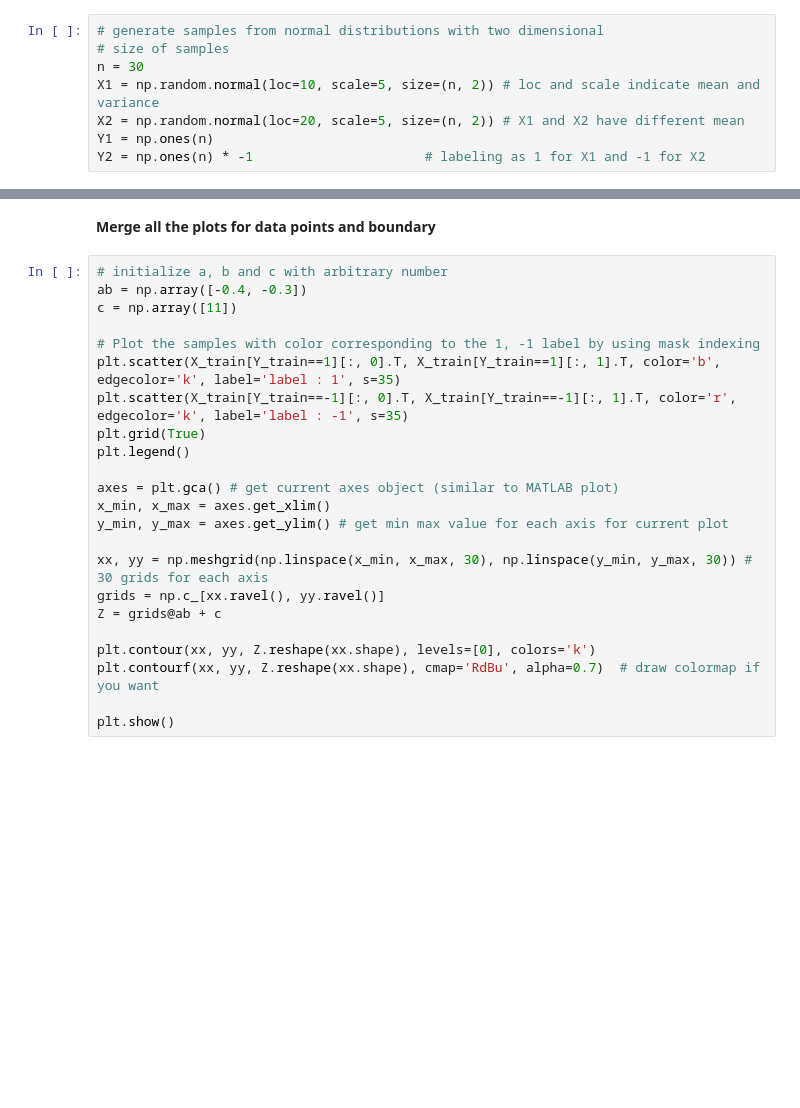
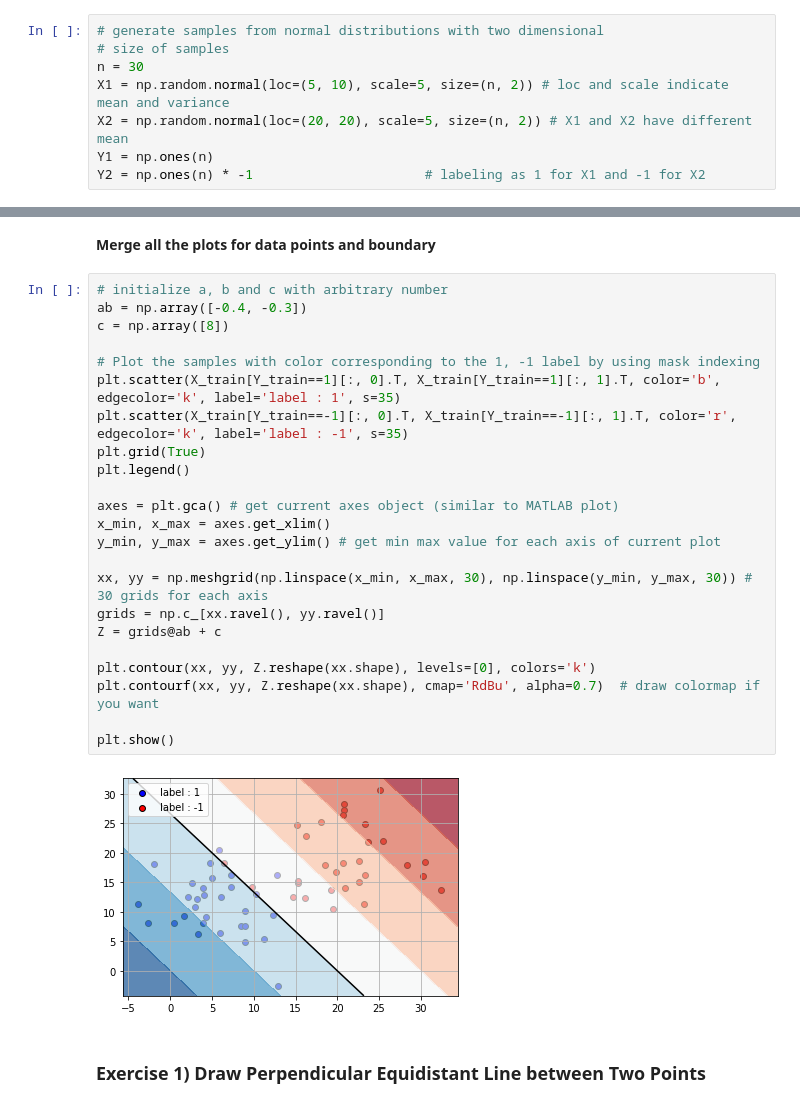
Before and after one commit to EdwinKim3069/EE488F-Practice-session, a Jupyter notebook: week2/Python_Exercise2.ipynb, the cells around one changed output, grey strips where cells are left out. Cells and saved outputs as stored; diff of their text form; blank space fills up the shorter version.

```diff
--- a/week2/Python_Exercise2.ipynb
+++ b/week2/Python_Exercise2.ipynb
@@ -9,8 +9,8 @@ import matplotlib.pyplot as plt
 # generate samples from normal distributions with two dimensional
 # size of samples
 n = 30
-X1 = np.random.normal(loc=10, scale=5, size=(n, 2)) # loc and scale indicate mean and variance
-X2 = np.random.normal(loc=20, scale=5, size=(n, 2)) # X1 and X2 have different mean
+X1 = np.random.normal(loc=(5, 10), scale=5, size=(n, 2)) # loc and scale indicate mean and variance
+X2 = np.random.normal(loc=(20, 20), scale=5, size=(n, 2)) # X1 and X2 have different mean
 Y1 = np.ones(n)
 Y2 = np.ones(n) * -1                      # labeling as 1 for X1 and -1 for X2
 # %%
@@ -77,23 +91,27 @@ plt.show()
 # %%
 # initialize a, b and c with arbitrary number
 ab = np.array([-0.4, -0.3])
-c = np.array([11])
+c = np.array([8])
 
 # Plot the samples with color corresponding to the 1, -1 label by using mask indexing
 plt.scatter(X_train[Y_train==1][:, 0].T, X_train[Y_train==1][:, 1].T, color='b', edgecolor='k', label='label : 1', s=35)
 plt.scatter(X_train[Y_train==-1][:, 0].T, X_train[Y_train==-1][:, 1].T, color='r', edgecolor='k', label='label : -1', s=35)
 plt.grid(True)
 plt.legend()
 
 axes = plt.gca() # get current axes object (similar to MATLAB plot)
 x_min, x_max = axes.get_xlim()
-y_min, y_max = axes.get_ylim() # get min max value for each axis for current plot
+y_min, y_max = axes.get_ylim() # get min max value for each axis of current plot
 
 xx, yy = np.meshgrid(np.linspace(x_min, x_max, 30), np.linspace(y_min, y_max, 30)) # 30 grids for each axis
 grids = np.c_[xx.ravel(), yy.ravel()]
 Z = grids@ab + c
 
 plt.contour(xx, yy, Z.reshape(xx.shape), levels=[0], colors='k')
 plt.contourf(xx, yy, Z.reshape(xx.shape), cmap='RdBu', alpha=0.7)  # draw colormap if you want
 
 plt.show()
+# %% [output]
+[figure, added]
+# %% [markdown]
+### Exercise 1) Draw Perpendicular Equidistant Line between Two Points
```
Also changed, not shown: parts of 17 cells of this notebook.
